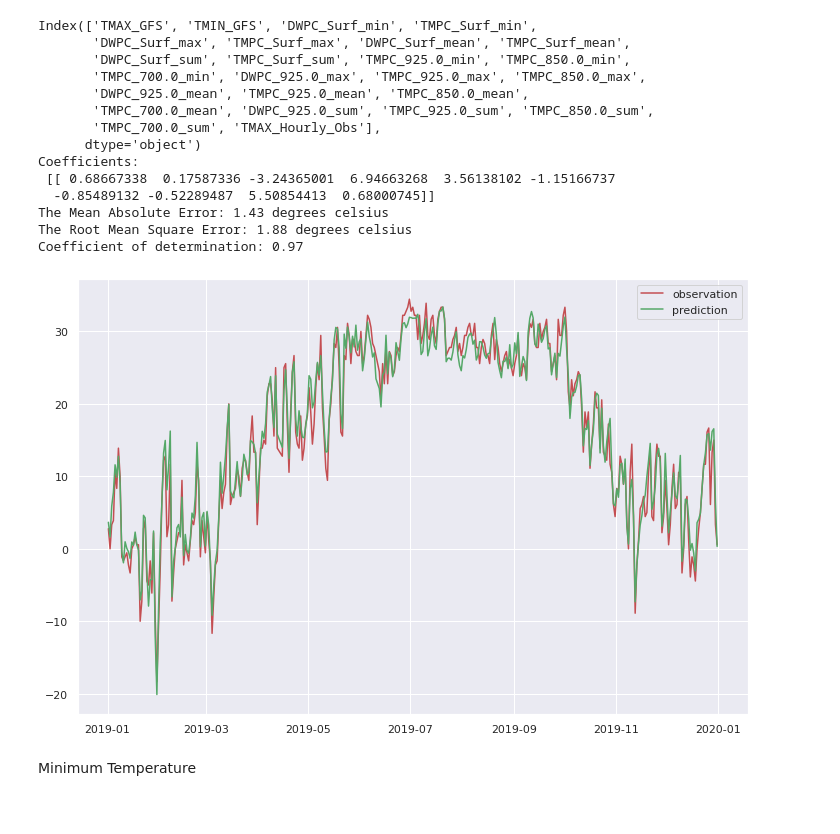
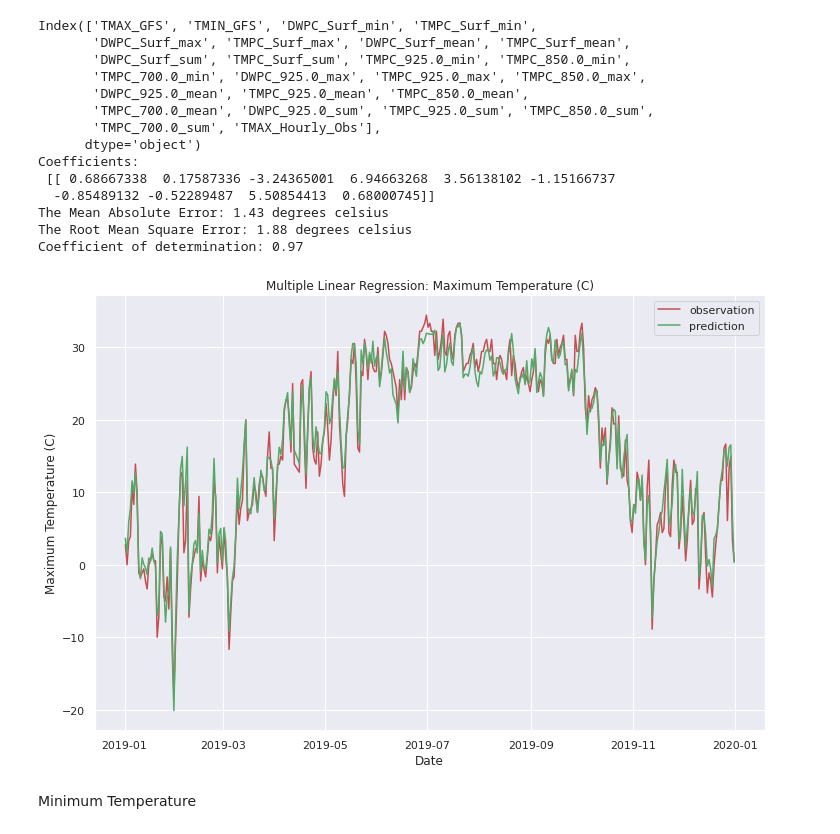
Before and after one commit to dfu2020/ATMS-597-SP-2020-Project-4, a Jupyter notebook: Project4_Joyce_v2_2.ipynb, the cells around one changed output. Drawn from its saved outputs; the diff is of its cells as text; code cells hidden in the pictures.

```diff
--- a/Project4_Joyce_v2_2.ipynb
+++ b/Project4_Joyce_v2_2.ipynb
@@ -300,30 +300,48 @@ plt.show()
 # %%
 from sklearn.preprocessing import StandardScaler
 
+# Function for creating linear model and printing
 def lin_model_func(features, target):
     scaler = StandardScaler()
 
     lin_model = LinearRegression()
+
+    # Split the data into training and testing data, selecting only the desired features and target variable
     x_train = x_train_all[features]
     y_train = y_train_all[target]
 
     x_test = x_test_all[features]
     y_test = y_test_all[target]
 
+    # Standardize the data
     scaler.fit(x_train)
     x_train = scaler.transform(x_train)
     x_test = scaler.transform(x_test)
 
+    # Train the model
     lin_model.fit(x_train, y_train)
 
-    # Print parameters and plot - GFS Data
+    # Print evaluation metrics
     print('Coefficients: \n', lin_model.coef_)
     print("The Mean Absolute Error: %.2f degrees celsius" % mean_absolute_error(y_test, lin_model.predict(x_test)))
     print("The Root Mean Square Error: %.2f degrees celsius " %  sqrt(mean_squared_error(y_test, lin_model.predict(x_test))))
-
     print('Coefficient of determination: %.2f' % r2_score(y_test, lin_model.predict(x_test)))
 
     return x_test, y_test, lin_model
+
+# Plot predicted values against observed values
+# model_type = Multiple Linear Regression
+# ex. variable = 'Max Temperature (C)'
+def lin_model_plot(model_type = 'Multiple Linear Regression', variable = 'Maximum Temperature (C)', jpg_name = 'linearregression'):
+    time = features_df[features_df['Year']==2019]['Time'].values
+    plt.figure(figsize=(12,8))
+    plt.plot(time, y_test, c='r', label='observation')
+    plt.plot(time, lin_model.predict(x_test), c='g', label='prediction')
+    plt.legend()
+    plt.title(model_type + ': ' + variable)
+    plt.xlabel('Date')
+    plt.ylabel(variable)
+    plt.savefig(jpg_name + '.jpg')
 # %% [markdown]
 Max Temperature
 # %%
@@ -352,16 +370,11 @@ Coefficients:
 The Mean Absolute Error: 1.43 degrees celsius
 The Root Mean Square Error: 1.88 degrees celsius
 Coefficient of determination: 0.97
-# %%
-# Plot predicted values against observed values
-time = features_df[features_df['Year']==2019]['Time'].values
-plt.figure(figsize=(12,8))
-plt.plot(time, y_test, c='r', label='observation')
-plt.plot(time, lin_model.predict(x_test), c='g', label='prediction')
-plt.legend()
-plt.savefig('linearregression.jpg')
-# %% [output]
-[figure, removed]
+# %%
+# Plot predicted values against observed values
+lin_model_plot(jpg_name = 'linearregression_TMAX')
+# %% [output]
+[figure, added]
 # %% [markdown]
 Minimum Temperature
 # %%
```
Also changed, not shown: parts of 8 cells of this notebook.
